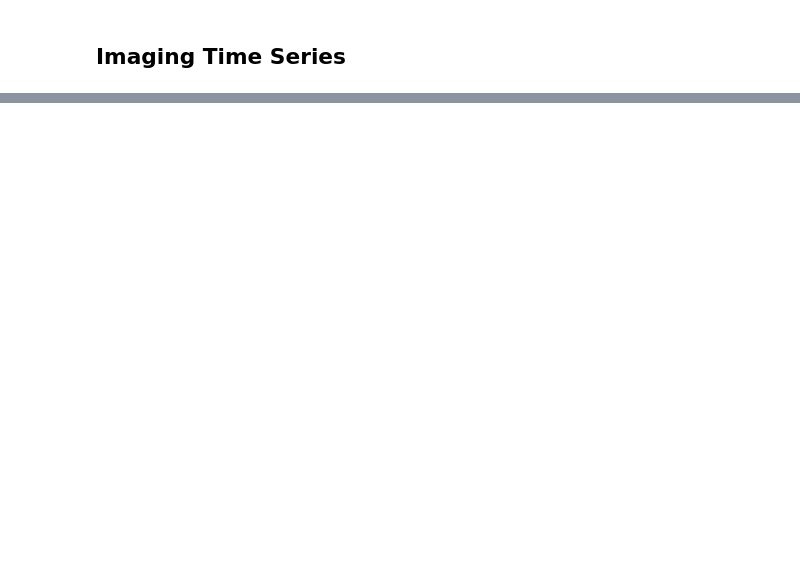
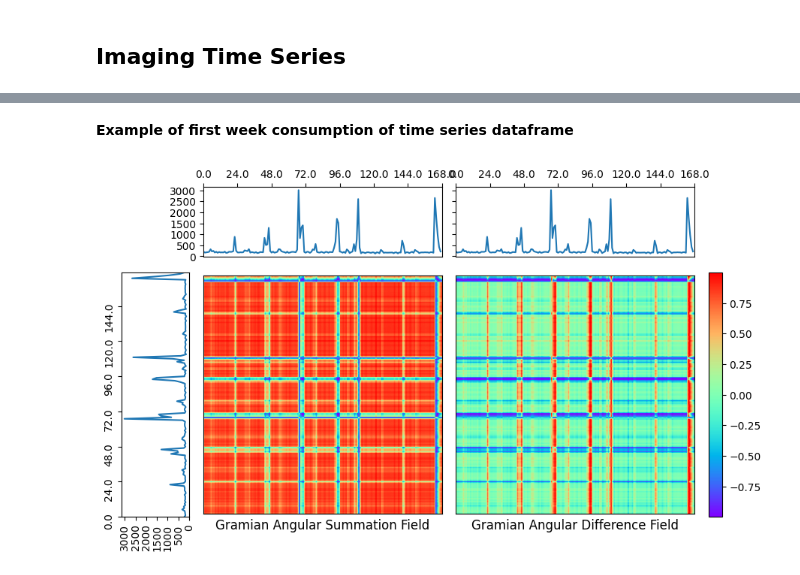
Before and after one commit to FranUrsus/TimeSeriesImaging, a Jupyter notebook: scripts/main.ipynb, the cells around one changed output, grey strips where cells are left out. Drawn from its saved outputs; the diff is of its cells as text; code cells hidden in the pictures; blank space fills up the shorter version.

```diff
--- a/scripts/main.ipynb
+++ b/scripts/main.ipynb
@@ -117,0 +286,10 @@ aux.plotTimeSeries(rowTS[0:23])
+# %%
+ts_week = data_with_no_next_day_row.iloc[0]
+gaf_ts_sum = image_processing.transformImageWithGramianAngularField(ts_week, method='summation')
+gaf_ts_diff = image_processing.transformImageWithGramianAngularField(ts_week, method='difference')
+# %% [markdown]
+**Example of first week consumption of time series dataframe**
+# %%
+image_processing.plotGramianAngularField (ts_week,gaf_ts_sum,gaf_ts_diff)
+# %% [output]
+[figure, added]
```
Also changed, not shown: parts of 15 cells of this notebook, 3 other files.
